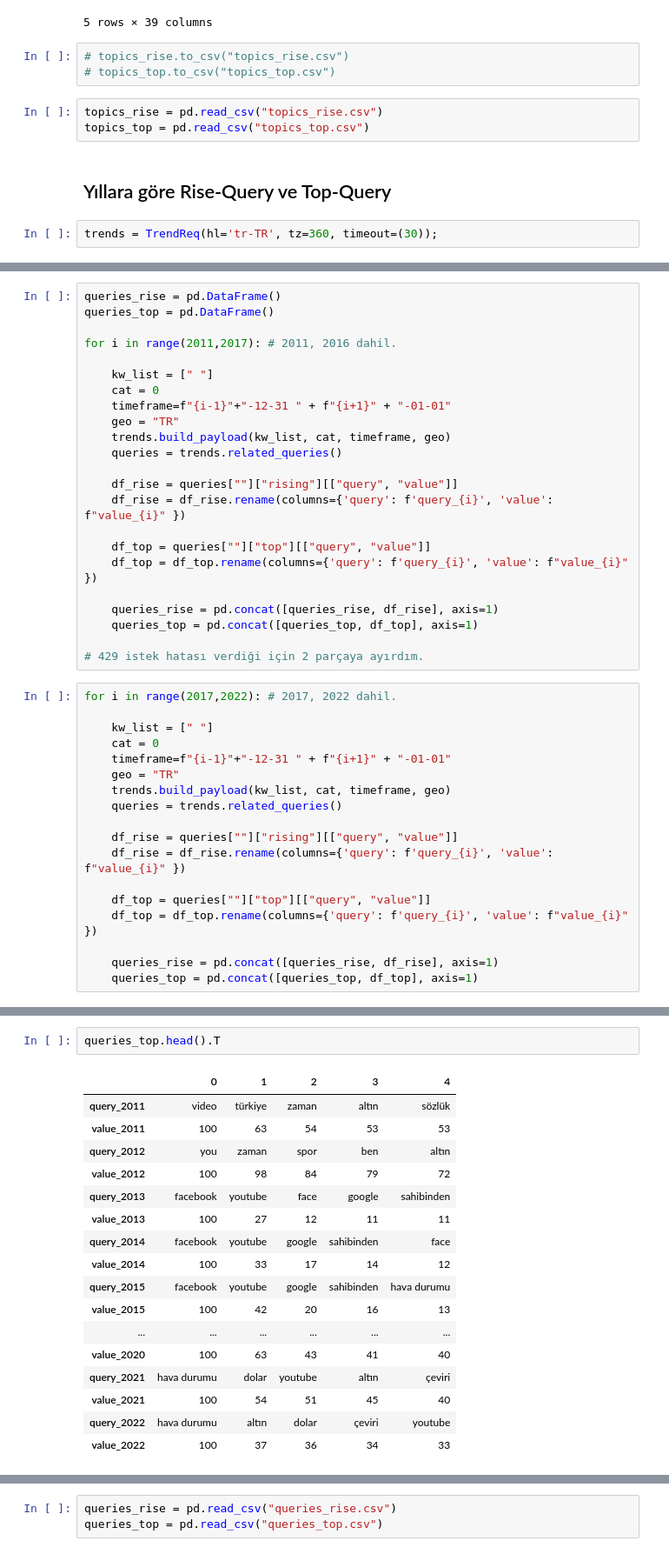
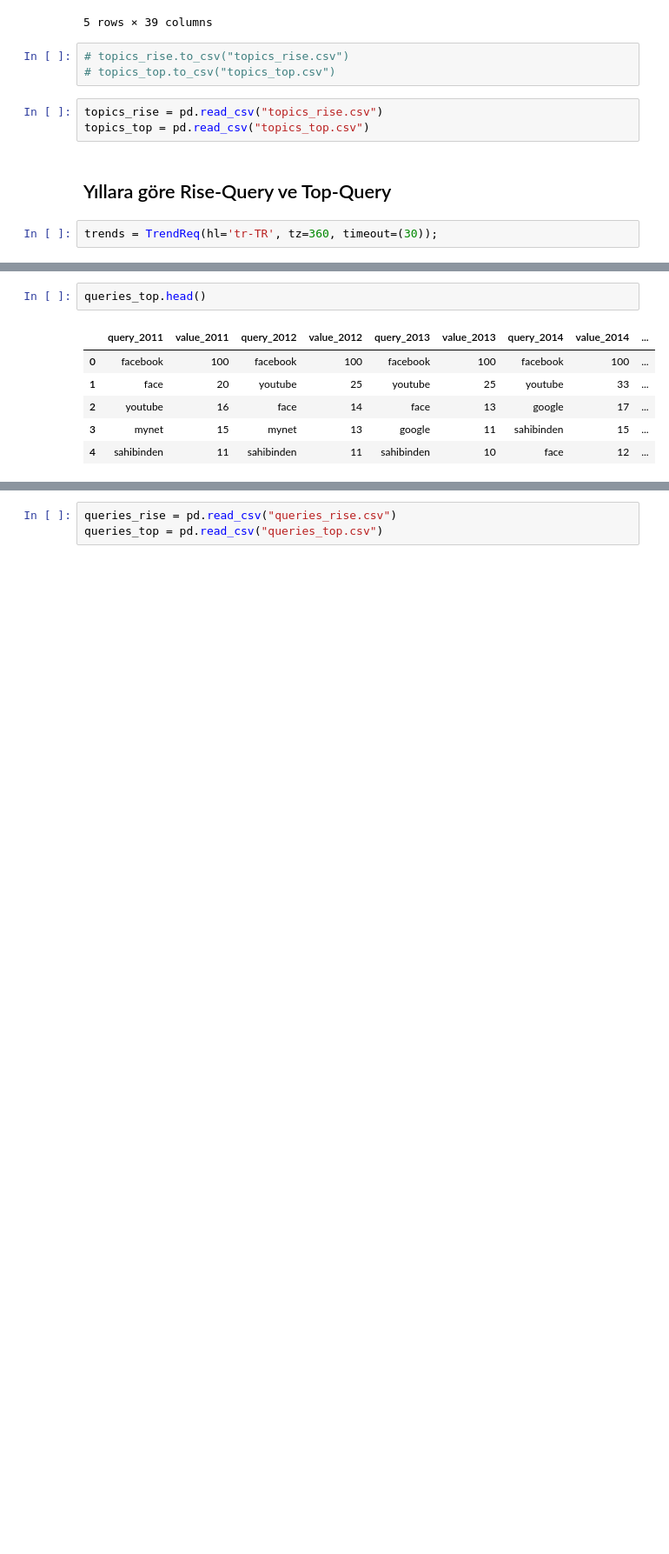
Before and after one commit to muhsinayaz/my-projects, a Jupyter notebook: 01-Data-Analysis-&-Visualization-wPy/03-DAwPy-Google-Search/Google-Search-AnalysiswP.ipynb, the cells around one changed output, grey strips where cells are left out. Shown: that part at 87% size. Drawn from its saved outputs; the diff is of its cells as text; blank space fills up the shorter version.

```diff
--- a/01-Data-Analysis-&-Visualization-wPy/03-DAwPy-Google-Search/Google-Search-AnalysiswP.ipynb
+++ b/01-Data-Analysis-&-Visualization-wPy/03-DAwPy-Google-Search/Google-Search-AnalysiswP.ipynb
@@ -206,41 +206,0 @@ for i in range(2011,2023): # 2011, 2022 dahil.
-# %%
-queries_rise = pd.DataFrame()
-queries_top = pd.DataFrame()
-
-for i in range(2011,2017): # 2011, 2016 dahil.
-
-    kw_list = [" "]
-    cat = 0
-    timeframe=f"{i-1}"+"-12-31 " + f"{i+1}" + "-01-01"
-    geo = "TR"
-    trends.build_payload(kw_list, cat, timeframe, geo)
-    queries = trends.related_queries()
-
-    df_rise = queries[""]["rising"][["query", "value"]]
-    df_rise = df_rise.rename(columns={'query': f'query_{i}', 'value': f"value_{i}" })
-
-    df_top = queries[""]["top"][["query", "value"]]
-    df_top = df_top.rename(columns={'query': f'query_{i}', 'value': f"value_{i}" })
-
-    queries_rise = pd.concat([queries_rise, df_rise], axis=1)
-    queries_top = pd.concat([queries_top, df_top], axis=1)
-
-# 429 istek hatası verdiği için 2 parçaya ayırdım.
-# %%
-for i in range(2017,2022): # 2017, 2022 dahil.
-
-    kw_list = [" "]
-    cat = 0
-    timeframe=f"{i-1}"+"-12-31 " + f"{i+1}" + "-01-01"
-    geo = "TR"
-    trends.build_payload(kw_list, cat, timeframe, geo)
-    queries = trends.related_queries()
-
-    df_rise = queries[""]["rising"][["query", "value"]]
-    df_rise = df_rise.rename(columns={'query': f'query_{i}', 'value': f"value_{i}" })
-
-    df_top = queries[""]["top"][["query", "value"]]
-    df_top = df_top.rename(columns={'query': f'query_{i}', 'value': f"value_{i}" })
-
-    queries_rise = pd.concat([queries_rise, df_rise], axis=1)
-    queries_top = pd.concat([queries_top, df_top], axis=1)
@@ -247,20 +221,9 @@ for i in range(2017,2022): # 2017, 2022 dahil.
 # %%
-queries_top.head().T
+queries_top.head()
 # %% [output]
-|  | 0 | 1 | 2 | 3 | 4 |
-| query_2011 | video | türkiye | zaman | altın | sözlük |
-| value_2011 | 100 | 63 | 54 | 53 | 53 |
-| query_2012 | you | zaman | spor | ben | altın |
-| value_2012 | 100 | 98 | 84 | 79 | 72 |
-| query_2013 | facebook | youtube | face | google | sahibinden |
-| value_2013 | 100 | 27 | 12 | 11 | 11 |
-| query_2014 | facebook | youtube | google | sahibinden | face |
-| value_2014 | 100 | 33 | 17 | 14 | 12 |
-| query_2015 | facebook | youtube | google | sahibinden | hava durumu |
-| value_2015 | 100 | 42 | 20 | 16 | 13 |
-| ... | ... | ... | ... | ... | ... |
-| value_2020 | 100 | 63 | 43 | 41 | 40 |
-| query_2021 | hava durumu | dolar | youtube | altın | çeviri |
-| value_2021 | 100 | 54 | 51 | 45 | 40 |
-| query_2022 | hava durumu | altın | dolar | çeviri | youtube |
-| value_2022 | 100 | 37 | 36 | 34 | 33 |
+|  | query_2011 | value_2011 | query_2012 | value_2012 | query_2013 | value_2013 | query_2014 | value_2014 | ... |
+| 0 | facebook | 100 | facebook | 100 | facebook | 100 | facebook | 100 | ... |
+| 1 | face | 20 | youtube | 25 | youtube | 25 | youtube | 33 | ... |
+| 2 | youtube | 16 | face | 14 | face | 13 | google | 17 | ... |
+| 3 | mynet | 15 | mynet | 13 | google | 11 | sahibinden | 15 | ... |
+| 4 | sahibinden | 11 | sahibinden | 11 | sahibinden | 10 | face | 12 | ... |
```
Also changed, not shown: parts of 69 cells of this notebook, 7 other files.
